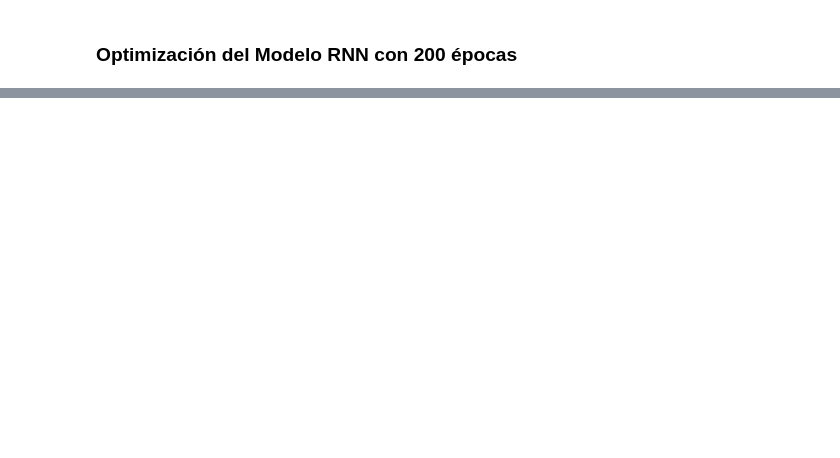
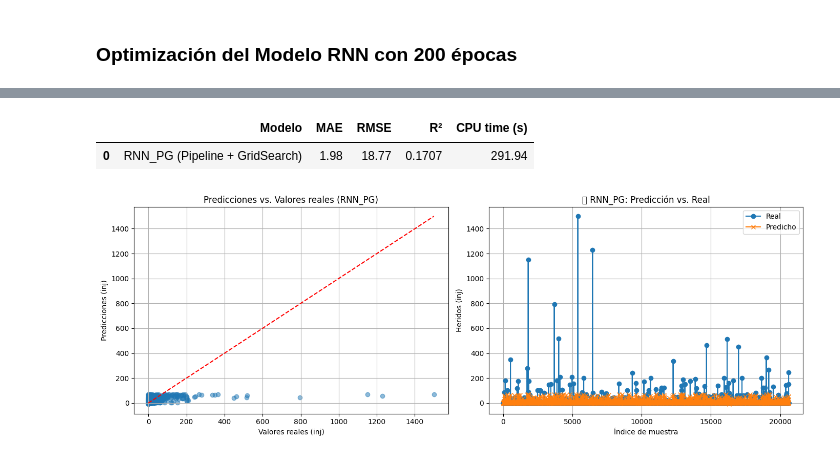
Before and after one commit to jthowinsson/Tornado_Forecast, a Jupyter notebook: docs/RNN_(Red Neuronal Recurrente).ipynb, the cells around one changed output, grey strips where cells are left out. Cells and saved outputs as stored; diff of their text form; code cells hidden in the pictures; blank space fills up the shorter version.

```diff
--- a/docs/RNN_(Red Neuronal Recurrente).ipynb
+++ b/docs/RNN_(Red Neuronal Recurrente).ipynb
@@ -269,0 +379,49 @@ En esta versión optimizada se nota una mayor dispersión bien distribuida a lo
+# %%
+# 🧮 Evaluar sobre el test set
+y_pred_rnn_grid = grid.predict(X_test)
+
+mae_rnn_grid = mean_absolute_error(y_test, y_pred_rnn_grid)
+rmse_rnn_grid = np.sqrt(mean_squared_error(y_test, y_pred_rnn_grid))
+r2_rnn_grid = r2_score(y_test, y_pred_rnn_grid)
+
+# 📊 Guardar en DataFrame
+resultados_rnn_grid = pd.DataFrame({
+    'Modelo': ['RNN_PG (Pipeline + GridSearch)'],
+    'MAE': [round(mae_rnn_grid, 2)],
+    'RMSE': [round(rmse_rnn_grid, 2)],
+    'R²': [round(r2_rnn_grid, 4)],
+    'CPU time (s)': [round(tiempo_rnn_grid, 2)]
+})
+
+display(resultados_rnn_grid)
+resultados_rnn_grid.to_csv("resultados_rnn_grid.csv", index=False)
+# %% [output]
+|  | Modelo | MAE | RMSE | R² | CPU time (s) |
+| 0 | RNN_PG (Pipeline + GridSearch) | 1.98 | 18.77 | 0.1707 | 291.94 |
+# %%
+import matplotlib.pyplot as plt
+
+# 🖼️ Crear figura y subgráficos lado a lado
+fig, axes = plt.subplots(1, 2, figsize=(14, 5))
+
+# 🔹 Gráfico 1: Dispersión (scatter)
+axes[0].scatter(y_test, y_pred_rnn_grid, alpha=0.5)
+axes[0].plot([y_test.min(), y_test.max()], [y_test.min(), y_test.max()], 'r--')
+axes[0].set_xlabel('Valores reales (inj)')
+axes[0].set_ylabel('Predicciones (inj)')
+axes[0].set_title('Predicciones vs. Valores reales (RNN_PG)')
+axes[0].grid(True)
+
+# 🔹 Gráfico 2: Línea Real vs Predicho
+axes[1].plot(y_test.values, label='Real', marker='o')
+axes[1].plot(y_pred_rnn_grid, label='Predicho', marker='x')
+axes[1].set_title("🔁 RNN_PG: Predicción vs. Real")
+axes[1].set_xlabel("Índice de muestra")
+axes[1].set_ylabel("Heridos (inj)")
+axes[1].legend()
+axes[1].grid(True)
+
+plt.tight_layout()
+plt.show()
+# %% [output]
+[figure, added]
```
Also changed, not shown: parts of 31 cells of this notebook, 6 other files.
